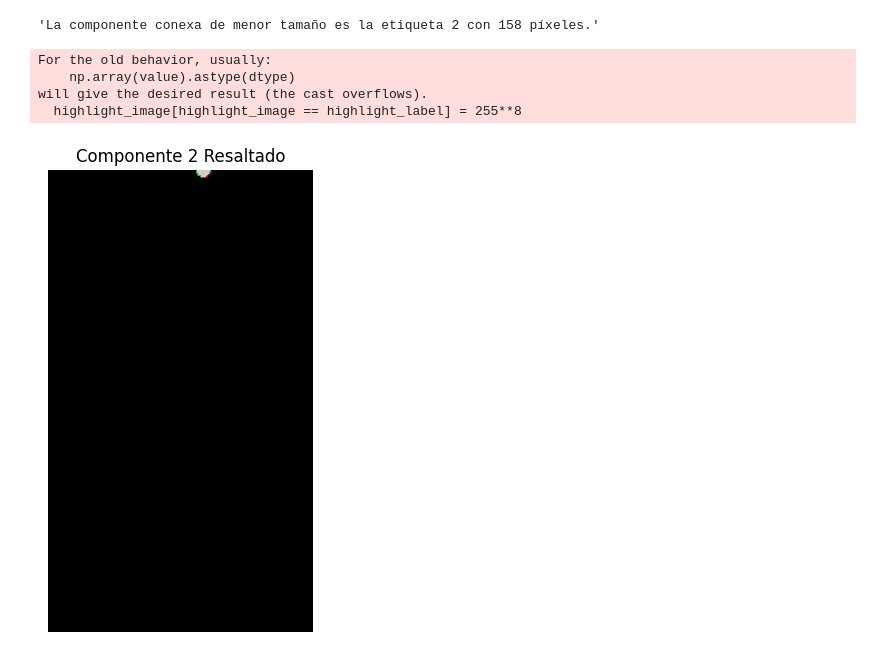
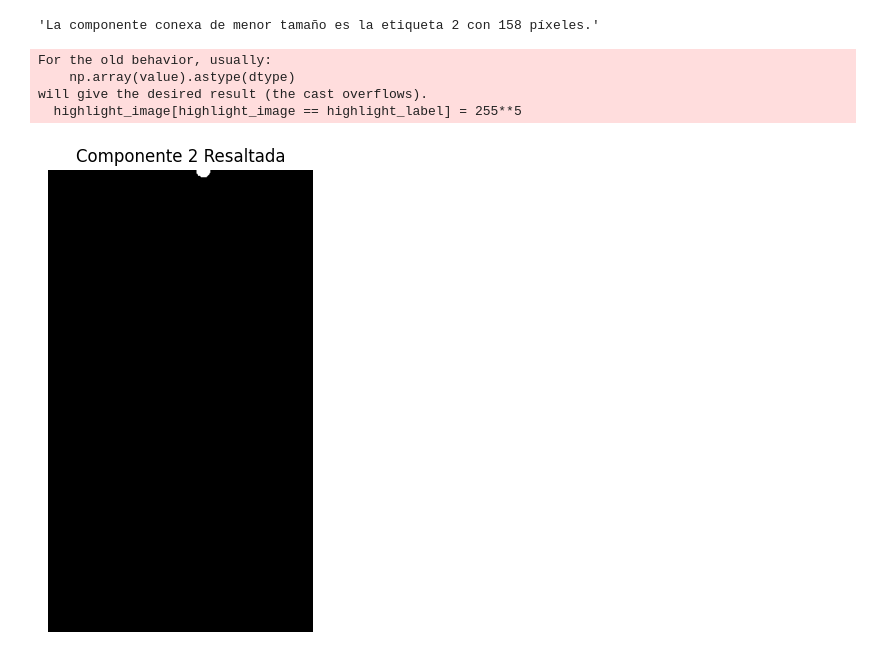
Before and after one commit to MGonza20/Lab01_VC_UVG, a Jupyter notebook: lab1.ipynb, the cells around one changed output. Saved outputs shown, nothing was run; the diff lists cells and outputs as text; code cells hidden in the pictures.

```diff
--- a/lab1.ipynb
+++ b/lab1.ipynb
@@ -32,18 +32,19 @@ smallest_component(labeled_image)
 # %% [output]
 'La componente conexa de menor tamaño es la etiqueta 2 con 158 píxeles.'
 # %%
+
 highlight_label = 2
 highlight_image = np.copy(labeled_image)
-highlight_image[highlight_image == highlight_label] = 255**8
+highlight_image[highlight_image == highlight_label] = 255**5
 
 plt.figure(figsize=(12, 6))
-plt.title(f"Componente {highlight_label} Resaltado")
-plt.imshow(highlight_image, cmap='nipy_spectral')
+plt.title(f"Componente {highlight_label} Resaltada")
+plt.imshow(highlight_image, cmap='gray')
 plt.axis('off')
 plt.show()
 # %% [output]
 For the old behavior, usually:
     np.array(value).astype(dtype)
 will give the desired result (the cast overflows).
-  highlight_image[highlight_image == highlight_label] = 255**8
+  highlight_image[highlight_image == highlight_label] = 255**5
-[figure, old version]
+[figure, new version]
```
Also changed, not shown: 1 other file.
